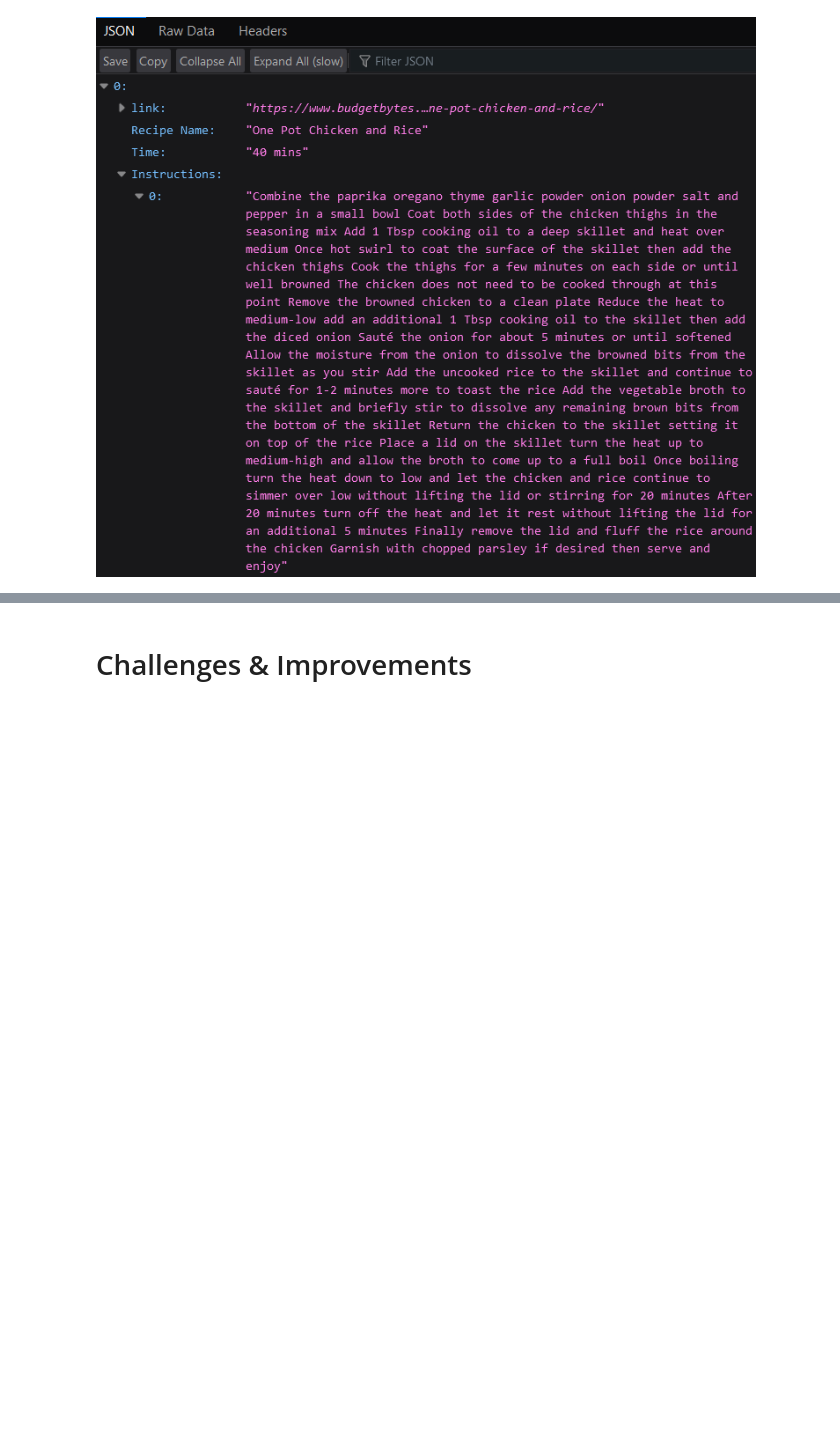
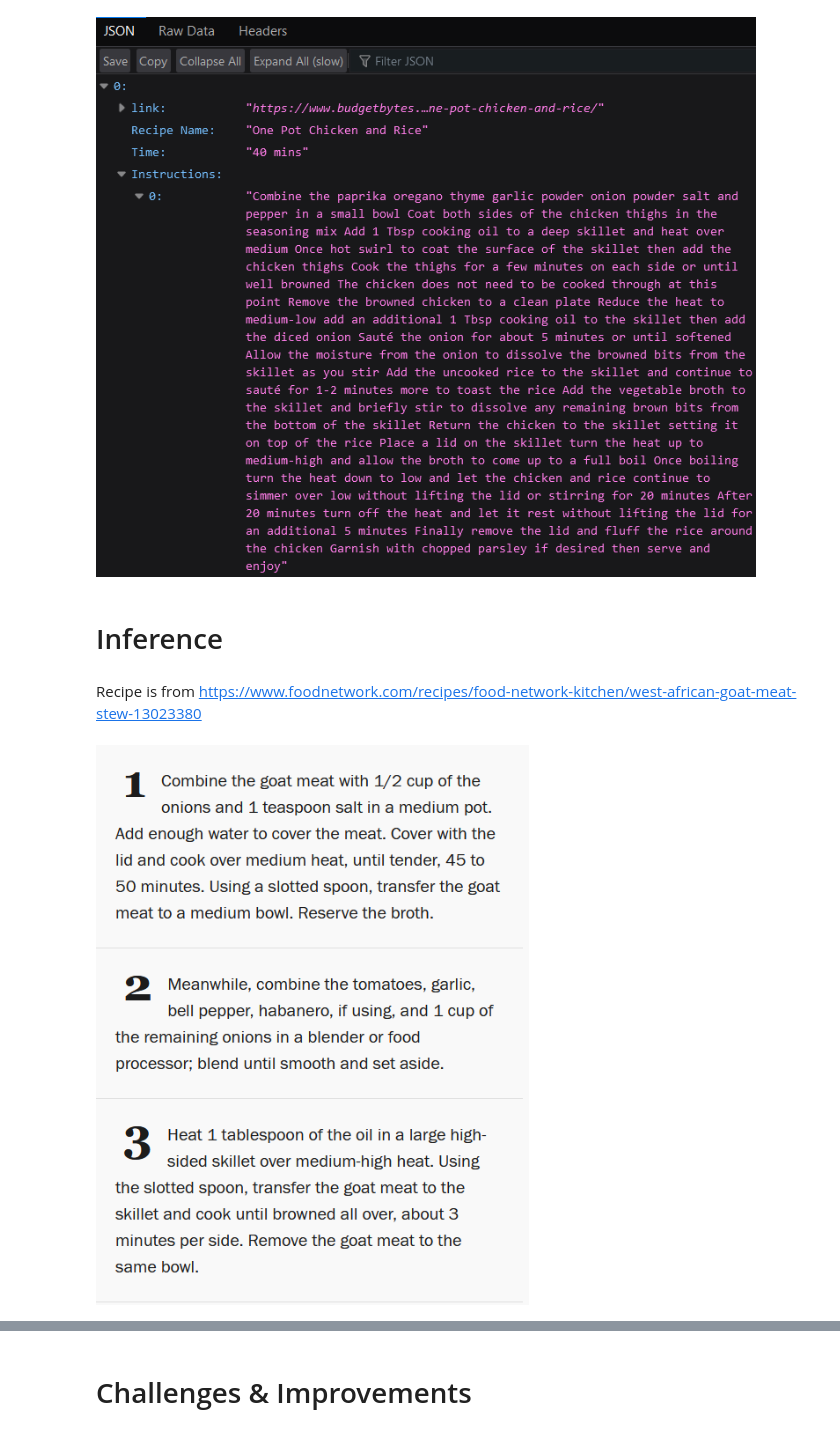
Before and after one commit to abrahamcchua/NER-for-Recipes, a Jupyter notebook: Read_Me.ipynb, the cells around one changed output, grey strips where cells are left out. Saved outputs shown, nothing was run; the diff lists cells and outputs as text; code cells hidden in the pictures; blank space fills up the shorter version.

```diff
--- a/Read_Me.ipynb
+++ b/Read_Me.ipynb
@@ -46,3 +46,11 @@ Structured & Semi-structured Data
 Image(filename='Images_for_Documentations/recipe.png')
 # %% [output]
 [figure]
+# %% [markdown]
+# Inference
+# %% [markdown]
+Recipe is from https://www.foodnetwork.com/recipes/food-network-kitchen/west-african-goat-meat-stew-13023380
+# %%
+Image(filename='Images_for_Documentations/recipe_1.png')
+# %% [output]
+[figure, added]
```
Also changed, not shown: parts of 4 cells of this notebook, 4 other files.
